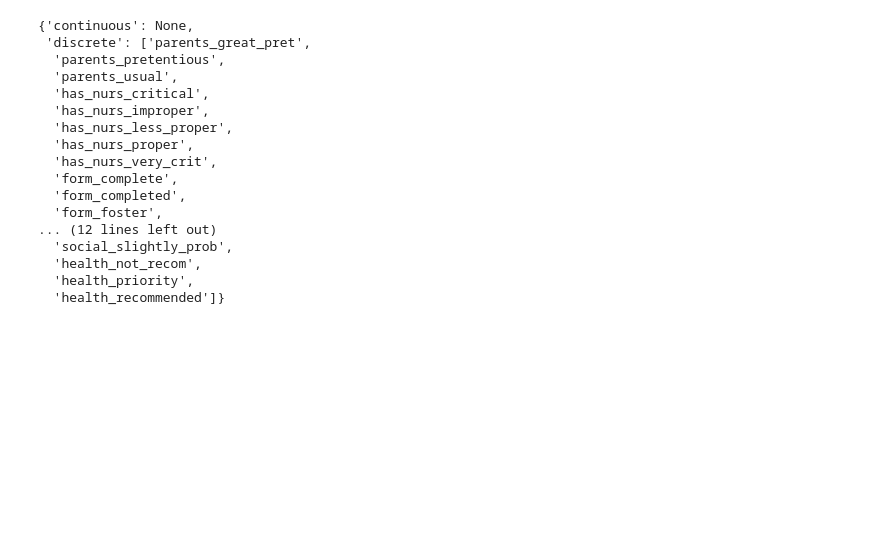
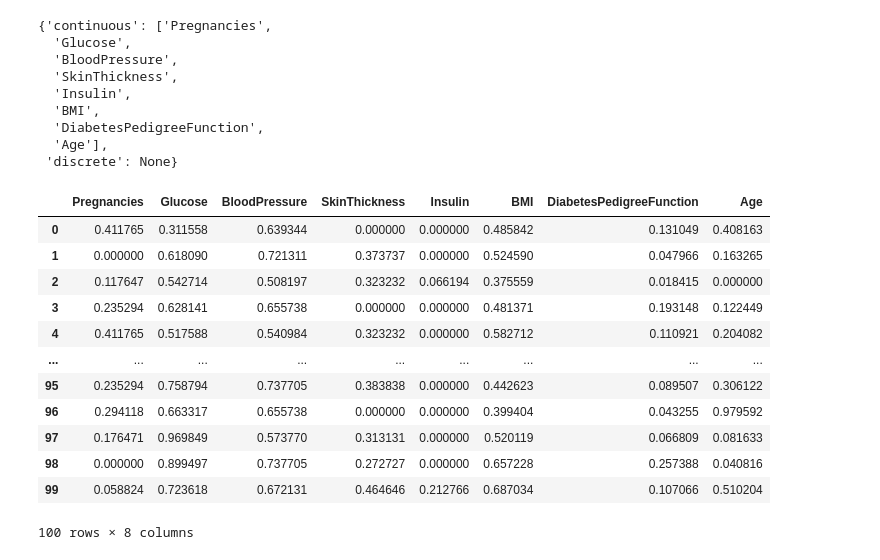
Before and after one commit to Mythreyi-V/full_stability, a Jupyter notebook: test_tab_stability.ipynb, the cells around one changed output. Cells and saved outputs as stored; diff of their text form; code cells hidden in the pictures; blank space fills up the shorter version.

```diff
--- a/test_tab_stability.ipynb
+++ b/test_tab_stability.ipynb
@@ -302,25 +371,33 @@ with open(os.path.join(dataset_path, "datasets",'col_dict.json')) as file:
     col_dict = json.load(file)
 file.close()
 
-sample_instances = pd.read_csv((os.path.join(dataset_path, cls_method, "test_sample.csv")), sep=";")
-results = pd.read_csv((os.path.join(dataset_path, cls_method, "results.csv")))#, sep=";")
+sample_instances = pd.read_csv((os.path.join(dataset_path, cls_method, "test_sample.csv")), sep=";", index_col = False)
+results = pd.read_csv((os.path.join(dataset_path, cls_method, "results.csv")), sep=";", index_col = False)
 targets = results["Actual"]
 col_dict
 # %% [output]
-{'continuous': None,
- 'discrete': ['parents_great_pret',
-  'parents_pretentious',
-  'parents_usual',
-  'has_nurs_critical',
-  'has_nurs_improper',
-  'has_nurs_less_proper',
-  'has_nurs_proper',
-  'has_nurs_very_crit',
-  'form_complete',
-  'form_completed',
-  'form_foster',
-... (12 lines left out)
-  'social_slightly_prob',
-  'health_not_recom',
-  'health_priority',
-  'health_recommended']}
+{'continuous': ['Pregnancies',
+  'Glucose',
+  'BloodPressure',
+  'SkinThickness',
+  'Insulin',
+  'BMI',
+  'DiabetesPedigreeFunction',
+  'Age'],
+ 'discrete': None}
+# %%
+sample_instances
+# %% [output]
+|  | Pregnancies | Glucose | BloodPressure | SkinThickness | Insulin | BMI | DiabetesPedigreeFunction | Age |
+| 0 | 0.411765 | 0.311558 | 0.639344 | 0.000000 | 0.000000 | 0.485842 | 0.131049 | 0.408163 |
+| 1 | 0.000000 | 0.618090 | 0.721311 | 0.373737 | 0.000000 | 0.524590 | 0.047966 | 0.163265 |
+| 2 | 0.117647 | 0.542714 | 0.508197 | 0.323232 | 0.066194 | 0.375559 | 0.018415 | 0.000000 |
+| 3 | 0.235294 | 0.628141 | 0.655738 | 0.000000 | 0.000000 | 0.481371 | 0.193148 | 0.122449 |
+| 4 | 0.411765 | 0.517588 | 0.540984 | 0.323232 | 0.000000 | 0.582712 | 0.110921 | 0.204082 |
+| ... | ... | ... | ... | ... | ... | ... | ... | ... |
+| 95 | 0.235294 | 0.758794 | 0.737705 | 0.383838 | 0.000000 | 0.442623 | 0.089507 | 0.306122 |
+| 96 | 0.294118 | 0.663317 | 0.655738 | 0.000000 | 0.000000 | 0.399404 | 0.043255 | 0.979592 |
+| 97 | 0.176471 | 0.969849 | 0.573770 | 0.313131 | 0.000000 | 0.520119 | 0.066809 | 0.081633 |
+| 98 | 0.000000 | 0.899497 | 0.737705 | 0.272727 | 0.000000 | 0.657228 | 0.257388 | 0.040816 |
+| 99 | 0.058824 | 0.723618 | 0.672131 | 0.464646 | 0.212766 | 0.687034 | 0.107066 | 0.510204 |
+100 rows × 8 columns
```
Also changed, not shown: parts of 11 cells of this notebook, 3 other files.
